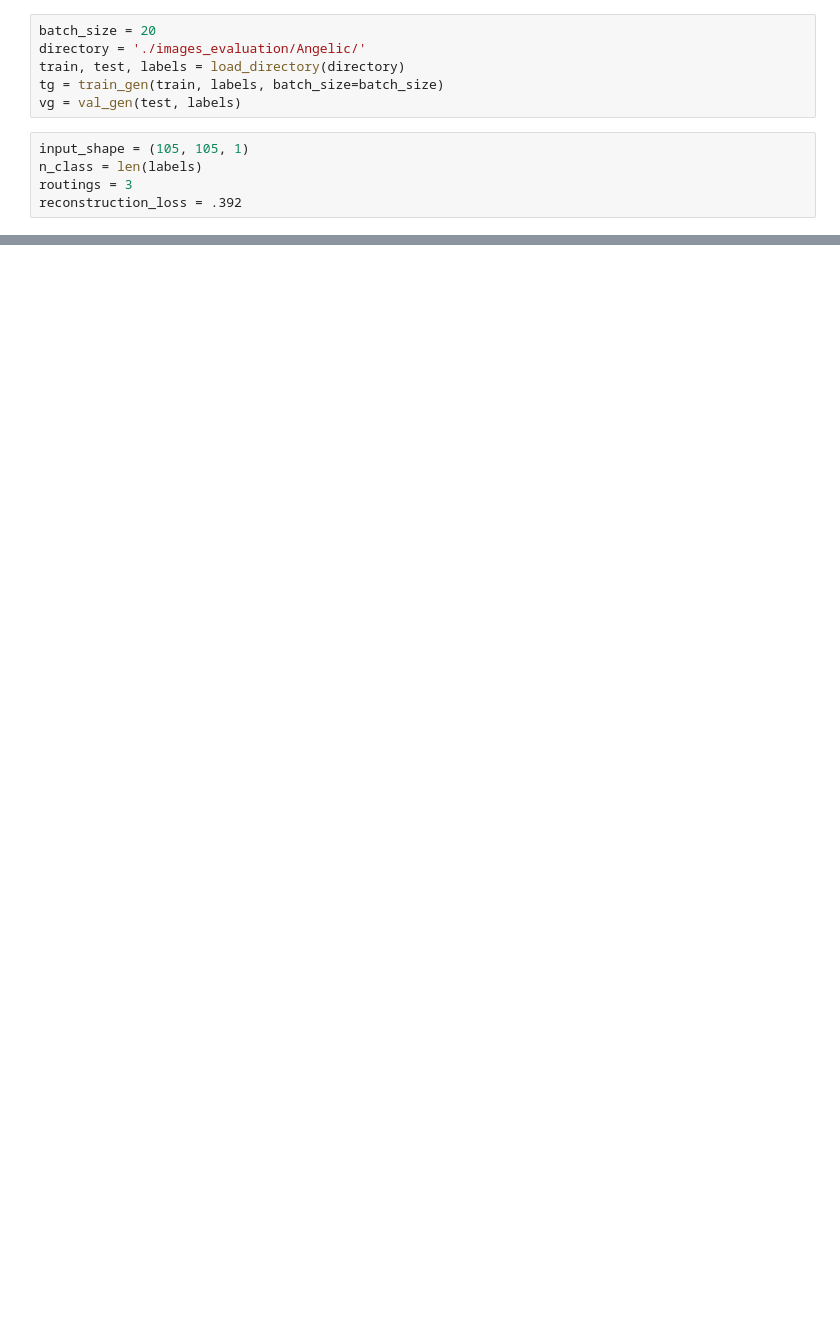
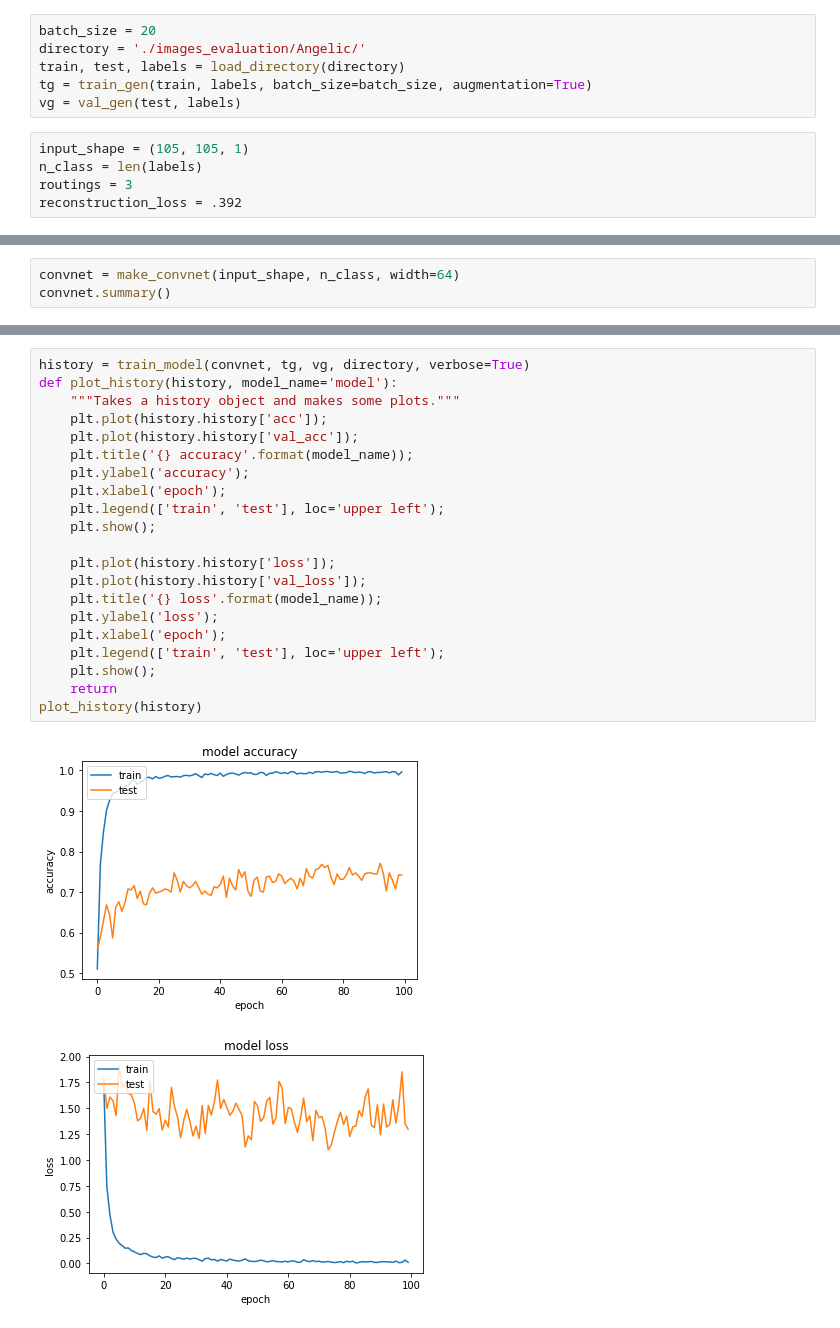
Before and after one commit to AlliedToasters/omniglot, a Jupyter notebook: omniglot.ipynb, the cells around one changed output, grey strips where cells are left out. Cells and saved outputs as stored; diff of their text form; blank space fills up the shorter version.

```diff
--- a/omniglot.ipynb
+++ b/omniglot.ipynb
@@ -27,7 +23,7 @@ from keras.callbacks import ModelCheckpoint
 batch_size = 20
 directory = './images_evaluation/Angelic/'
 train, test, labels = load_directory(directory)
-tg = train_gen(train, labels, batch_size=batch_size)
+tg = train_gen(train, labels, batch_size=batch_size, augmentation=True)
 vg = val_gen(test, labels)
 # %%
 input_shape = (105, 105, 1)
@@ -84,0 +33,3 @@ train_model.summary()
+# %%
+convnet = make_convnet(input_shape, n_class, width=64)
+convnet.summary()
@@ -84,0 +54,24 @@ train_model.summary()
+# %%
+history = train_model(convnet, tg, vg, directory, verbose=True)
+def plot_history(history, model_name='model'):
+    """Takes a history object and makes some plots."""
+    plt.plot(history.history['acc']);
+    plt.plot(history.history['val_acc']);
+    plt.title('{} accuracy'.format(model_name));
+    plt.ylabel('accuracy');
+    plt.xlabel('epoch');
+    plt.legend(['train', 'test'], loc='upper left');
+    plt.show();
+
+    plt.plot(history.history['loss']);
+    plt.plot(history.history['val_loss']);
+    plt.title('{} loss'.format(model_name));
+    plt.ylabel('loss');
+    plt.xlabel('epoch');
+    plt.legend(['train', 'test'], loc='upper left');
+    plt.show();
+    return
+plot_history(history)
+# %% [output]
+[figure, added]
+[figure, added]
```
Also changed, not shown: parts of 12 cells of this notebook, 2 other files.
